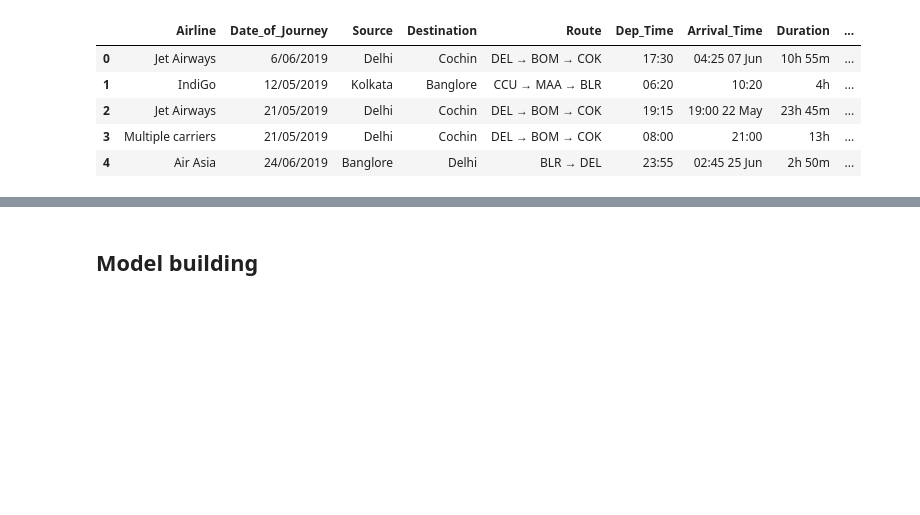
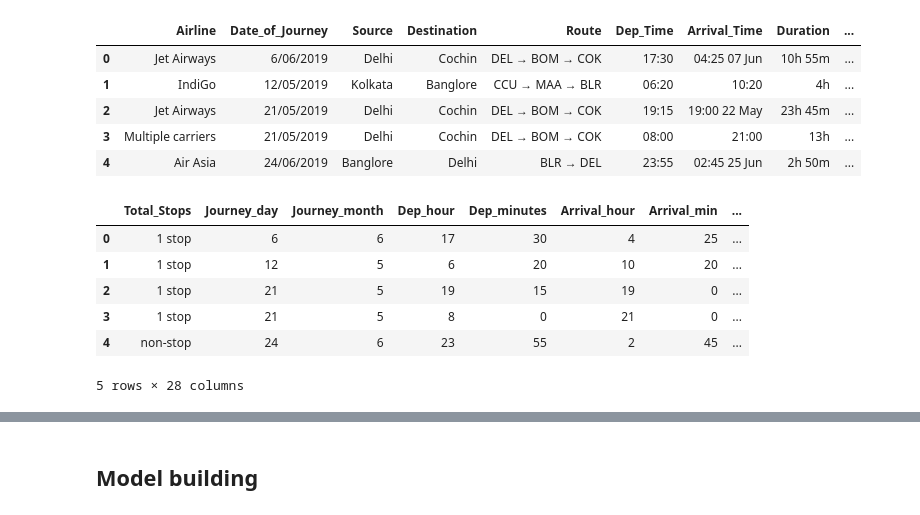
Before and after one commit to Prince-patial/Datatrained, a Jupyter notebook: Flight Price prediction.ipynb, the cells around one changed output, grey strips where cells are left out. Saved outputs shown, nothing was run; the diff lists cells and outputs as text; code cells hidden in the pictures; blank space fills up the shorter version.

```diff
--- a/Flight Price prediction.ipynb
+++ b/Flight Price prediction.ipynb
@@ -363,49 +349,103 @@ Test.head()
 | 3 | Multiple carriers | 21/05/2019 | Delhi | Cochin | DEL → BOM → COK | 08:00 | 21:00 | 13h | ... |
 | 4 | Air Asia | 24/06/2019 | Banglore | Delhi | BLR → DEL | 23:55 | 02:45 25 Jun | 2h 50m | ... |
 # %%
-Train["Journey_day"] = pd.to_datetime(Train.Date_of_Journey, format = "%d/%m/%Y").dt.day
-Train["Journey_month"] = pd.to_datetime(Train.Date_of_Journey, format = "%d/%m/%Y").dt.month
+Test["Journey_day"] = pd.to_datetime(Test.Date_of_Journey, format = "%d/%m/%Y").dt.day
+Test["Journey_month"] = pd.to_datetime(Test.Date_of_Journey, format = "%d/%m/%Y").dt.month
 
-Train.drop(["Date_of_Journey"], axis = 1, inplace = True) # we don't need this column now
+Test.drop(["Date_of_Journey"], axis = 1, inplace = True) # we don't need this column now
 
 # we need to do the same thing with departure time column
 # Extracting hours
-Train["Dep_hour"] = pd.to_datetime(Train["Dep_Time"]).dt.hour
+Test["Dep_hour"] = pd.to_datetime(Test["Dep_Time"]).dt.hour
 # Extracting Minutes
-Train["Dep_minutes"] = pd.to_datetime(Train["Dep_Time"]).dt.minute
+Test["Dep_minutes"] = pd.to_datetime(Test["Dep_Time"]).dt.minute
 
-Train.drop(["Dep_Time"], axis = 1, inplace = True) # we don't need this column now
+Test.drop(["Dep_Time"], axis = 1, inplace = True) # we don't need this column now
 
 
 # we need to do the same thing with Arrival_Time column
 # Extracting hours
-Train["Arrival_hour"] = pd.to_datetime(Train["Arrival_Time"]).dt.hour
+Test["Arrival_hour"] = pd.to_datetime(Test["Arrival_Time"]).dt.hour
 # Extracting Minutes
-Train["Arrival_min"] = pd.to_datetime(Train["Arrival_Time"]).dt.minute
+Test["Arrival_min"] = pd.to_datetime(Test["Arrival_Time"]).dt.minute
 
-Train.drop(["Arrival_Time"], axis = 1, inplace = True) # we don't need this column now
+Test.drop(["Arrival_Time"], axis = 1, inplace = True) # we don't need this column now
 
 # Time taken by the flight to reach destination is called Duration
 # it is a difference between  Departure and Arrival time
 
 # assigning and converting Duration column into list
-duration = list(Train["Duration"])
+duration = list(Test["Duration"])
 
 for i in range(len(duration)):
     if len(duration[i].split()) != 2:
         if "h" in duration[i]:
             duration[i] = duration[i].strip() + " 0m" #Adds 0 minute
         else:
             duration[i] = "0h " + duration[i]  # Adds 0 hour
 duration_hour = []
 duration_mins = []
 for i in range(len(duration)):
     duration_hour.append(int(duration[i].split(sep = "h")[0])) # Extract hours from duration
     duration_mins.append(int(duration[i].split(sep = "m")[0].split()[-1])) # Extract only minutes from Duration
 
     # Adding duration_hours and duration_mins list to Train dataframe
 
-Train["Duration_hours"] = duration_hour
-Train["Duration_mins"] = duration_mins
+Test["Duration_hours"] = duration_hour
+Test["Duration_mins"] = duration_mins
 
-Train.drop(["Duration"], axis = 1, inplace = True) # we don't need this column now
+Test.drop(["Duration"], axis = 1, inplace = True) # we don't need this column now
+
+
+
+
+
+Airline = Test[["Airline"]]
+
+Airline = pd.get_dummies(Airline, drop_first = True)
+
+
+# As Source is nominal we will use onehot encoding
+
+Source = Test[["Source"]]
+
+Source = pd.get_dummies(Source, drop_first = True)
+
+
+
+
+# As Destination is nominal we will use onehot encoding
+
+Destination = Test[["Destination"]]
+
+Destination = pd.get_dummies(Destination, drop_first = True)
+
+
+
+
+
+
+# Route and total stops are related to each other
+# More than 80% info is missing from Additional_info
+Test.drop(["Route", "Additional_Info"], axis = 1, inplace = True)
+
+
+
+# this is the case of ordinal category type hence we will use LabelEncoder
+
+Test.replace({"non-stop": 0, "1 stop": 1, "2 stops": 2, "3 stops": 3, "4 stops": 4})
+
+# concatenate all the encoded columns to our dataframe
+
+data_test = pd.concat([Test, Airline, Source, Destination], axis = 1)
+
+data_test.drop(["Airline", "Source", "Destination"], axis = 1, inplace = True)
+data_test.head()
+# %% [output]
+|  | Total_Stops | Journey_day | Journey_month | Dep_hour | Dep_minutes | Arrival_hour | Arrival_min | ... |
+| 0 | 1 stop | 6 | 6 | 17 | 30 | 4 | 25 | ... |
+| 1 | 1 stop | 12 | 5 | 6 | 20 | 10 | 20 | ... |
+| 2 | 1 stop | 21 | 5 | 19 | 15 | 19 | 0 | ... |
+| 3 | 1 stop | 21 | 5 | 8 | 0 | 21 | 0 | ... |
+| 4 | non-stop | 24 | 6 | 23 | 55 | 2 | 45 | ... |
+5 rows × 28 columns
```
Also changed, not shown: parts of 98 cells of this notebook.
